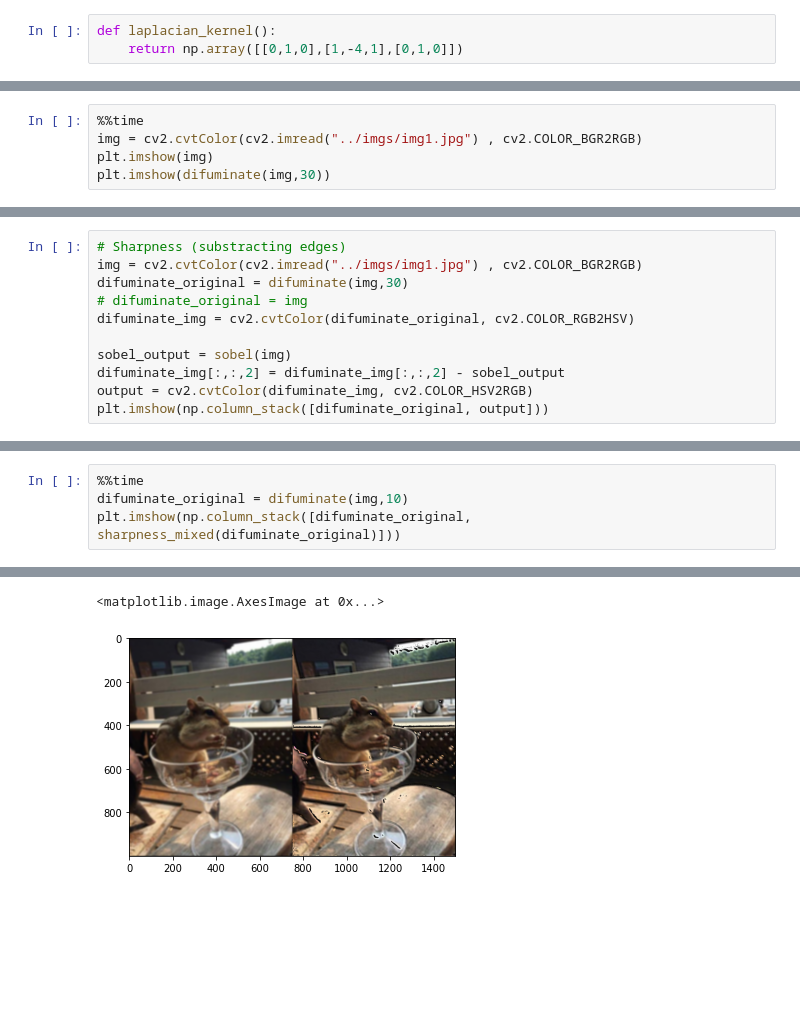
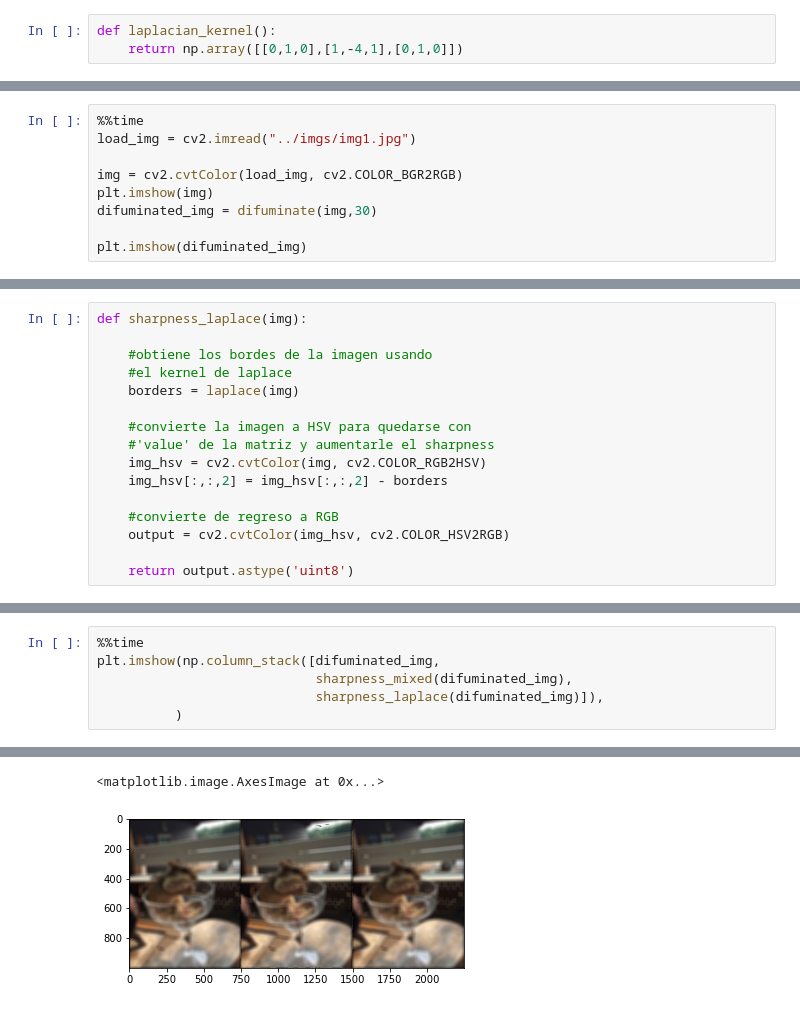
Before and after one commit to DaveAlsina/proyecto1vision, a Jupyter notebook: proyecto1/Proyecto I Filter me.ipynb, the cells around one changed output, grey strips where cells are left out. Saved outputs shown, nothing was run; the diff lists cells and outputs as text; blank space fills up the shorter version.

```diff
--- a/proyecto1/Proyecto I Filter me.ipynb
+++ b/proyecto1/Proyecto I Filter me.ipynb
@@ -99,6 +146,10 @@ def difuminate(img, filter_size):
 # %%
 %%time
-img = cv2.cvtColor(cv2.imread("../imgs/img1.jpg") , cv2.COLOR_BGR2RGB)
+load_img = cv2.imread("../imgs/img1.jpg")
+
+img = cv2.cvtColor(load_img, cv2.COLOR_BGR2RGB)
 plt.imshow(img)
-plt.imshow(difuminate(img,30))
+difuminated_img = difuminate(img,30)
+
+plt.imshow(difuminated_img)
 # %% [output]
@@ -125,11 +159,0 @@ error: OpenCV(4.5.4-dev) D:\a\opencv-python\opencv-python\opencv\modules\imgproc
-# %%
-# Sharpness (substracting edges)
-img = cv2.cvtColor(cv2.imread("../imgs/img1.jpg") , cv2.COLOR_BGR2RGB)
-difuminate_original = difuminate(img,30)
-# difuminate_original = img
-difuminate_img = cv2.cvtColor(difuminate_original, cv2.COLOR_RGB2HSV)
-
-sobel_output = sobel(img)
-difuminate_img[:,:,2] = difuminate_img[:,:,2] - sobel_output
-output = cv2.cvtColor(difuminate_img, cv2.COLOR_HSV2RGB)
-plt.imshow(np.column_stack([difuminate_original, output]))
@@ -155,0 +178,16 @@ Wall time: 959 ms
+# %%
+def sharpness_laplace(img):
+
+    #obtiene los bordes de la imagen usando
+    #el kernel de laplace
+    borders = laplace(img)
+
+    #convierte la imagen a HSV para quedarse con
+    #'value' de la matriz y aumentarle el sharpness
+    img_hsv = cv2.cvtColor(img, cv2.COLOR_RGB2HSV)
+    img_hsv[:,:,2] = img_hsv[:,:,2] - borders
+
+    #convierte de regreso a RGB
+    output = cv2.cvtColor(img_hsv, cv2.COLOR_HSV2RGB)
+
+    return output.astype('uint8')
@@ -164,6 +221,8 @@ def sharpness_mixed(img):
     return output.astype('uint8')
 # %%
 %%time
-difuminate_original = difuminate(img,10)
-plt.imshow(np.column_stack([difuminate_original, sharpness_mixed(difuminate_original)]))
+plt.imshow(np.column_stack([difuminated_img,
+                            sharpness_mixed(difuminated_img),
+                            sharpness_laplace(difuminated_img)]),
+          )
 # %% [output]
@@ -171,2 +231,2 @@ Wall time: 1.06 s
 <matplotlib.image.AxesImage at 0x...>
-[figure, old version]
+[figure, new version]
```
Also changed, not shown: parts of 24 cells of this notebook, 1 other file.
